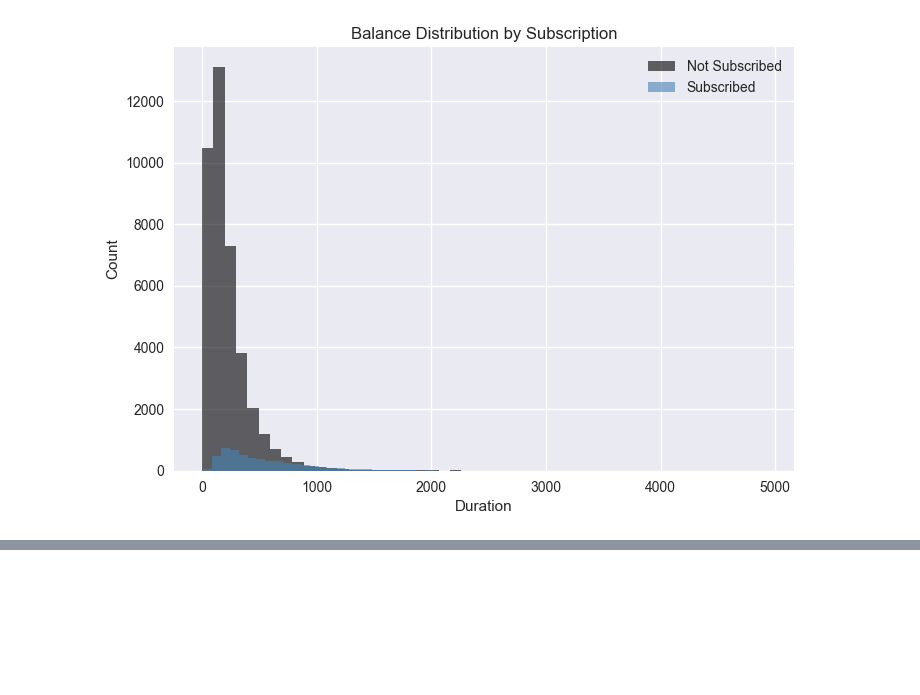
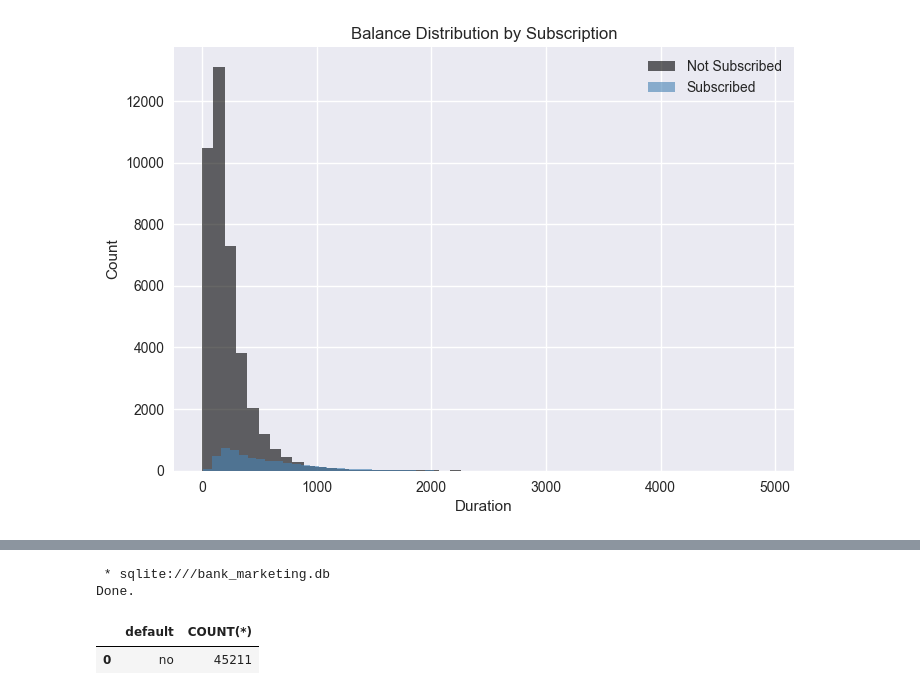
Before and after one commit to mjsr84/bank_marketing_analysis, a Jupyter notebook: notebooks/bank_marketing_analysis.ipynb, the cells around one changed output, grey strips where cells are left out. Cells and saved outputs as stored; diff of their text form; code cells hidden in the pictures; blank space fills up the shorter version.

```diff
--- a/notebooks/bank_marketing_analysis.ipynb
+++ b/notebooks/bank_marketing_analysis.ipynb
@@ -322,0 +363,9 @@ plt.show()
+# %%
+%%sql
+SELECT DISTINCT "default", COUNT(*)
+FROM customers
+# %% [output]
+ * sqlite:///bank_marketing.db
+Done.
+|  | default | COUNT(*) |
+| 0 | no | 45211 |
```
Also changed, not shown: parts of 2 cells of this notebook, 2 other files.
